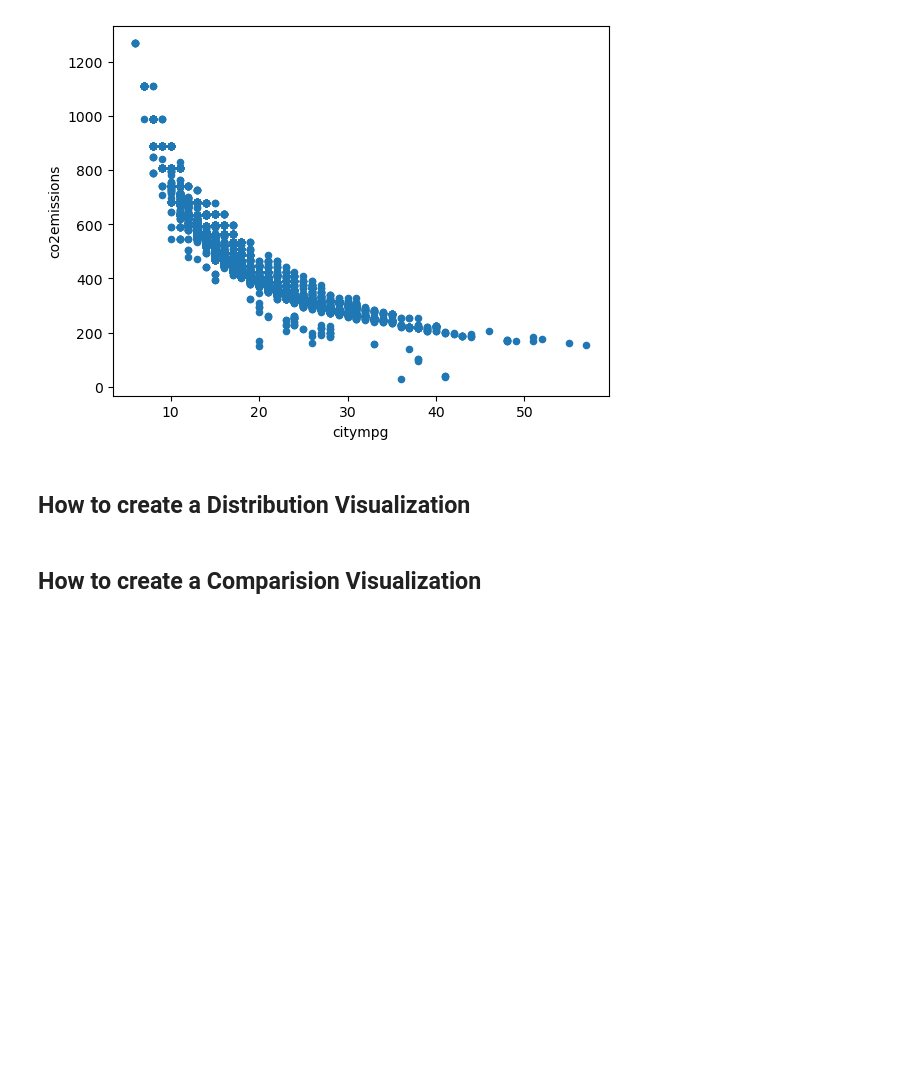
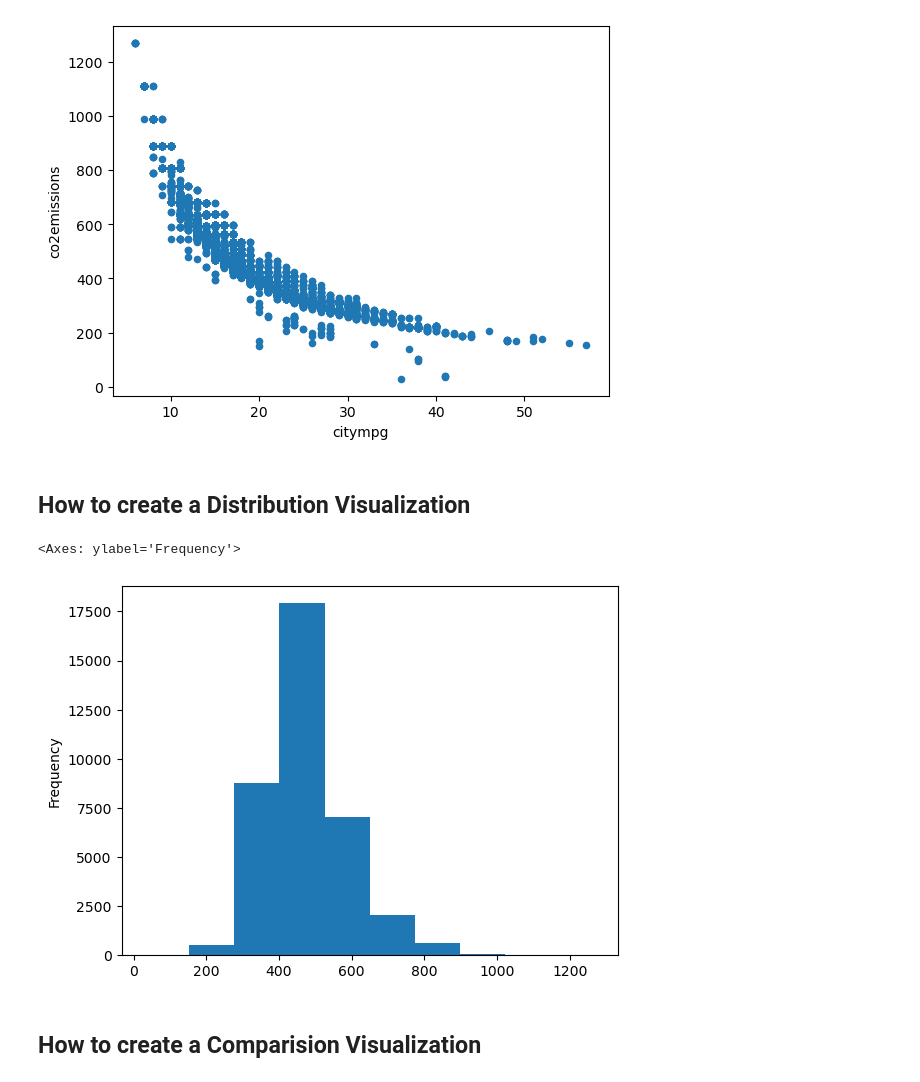
Before and after one commit to ParamDesai111/Machine-Learning-Practice, a Jupyter notebook: Ex_Files_ML_with_Python_Foundations/Ex_Files_ML_with_Python_Foundations/Exercise Files/03/03_04b.ipynb, the cells around one changed output. Drawn from its saved outputs; the diff is of its cells as text; code cells hidden in the pictures; blank space fills up the shorter version.

```diff
--- a/Ex_Files_ML_with_Python_Foundations/Ex_Files_ML_with_Python_Foundations/Exercise Files/03/03_04b.ipynb
+++ b/Ex_Files_ML_with_Python_Foundations/Ex_Files_ML_with_Python_Foundations/Exercise Files/03/03_04b.ipynb
@@ -32,6 +32,11 @@ vehicles.plot(kind = 'scatter', x = 'citympg', y = 'co2emissions')
 [figure]
 # %% [markdown]
 ## How to create a Distribution Visualization
+# %%
+vehicles['co2emissions'].plot(kind = 'hist')
+# %% [output]
+<Axes: ylabel='Frequency'>
+[figure, added]
 # %% [markdown]
 ## How to create a Comparision Visualization
 # %%
```
